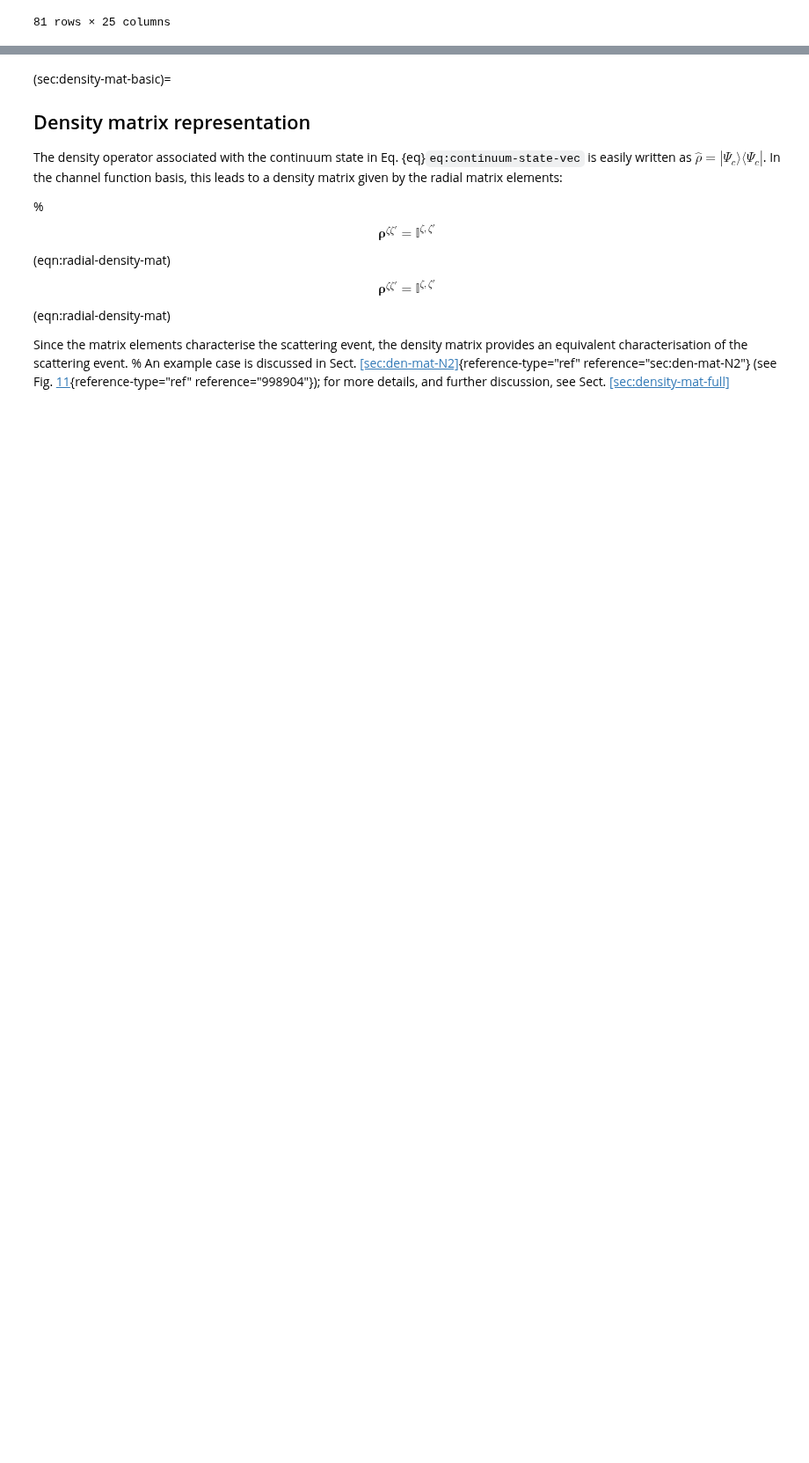
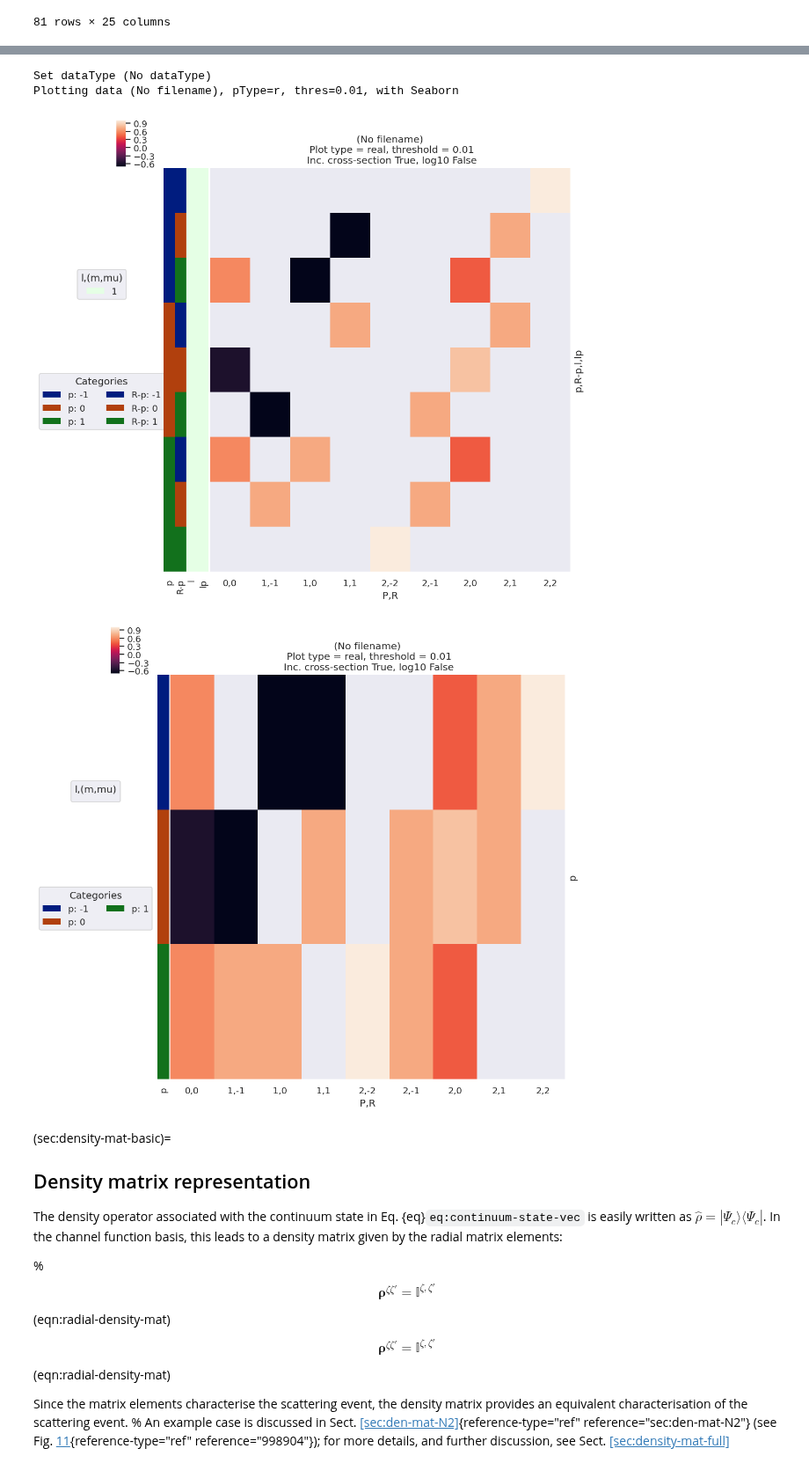
Before and after one commit to phockett/Quantum-Metrology-with-Photoelectrons-Vol3, a Jupyter notebook: doc-source/part1/theory_tensor_formalism_201122.ipynb, the cells around one changed output, grey strips where cells are left out. Shown at 88% size. Cells and saved outputs as stored; diff of their text form; code cells hidden in the pictures; blank space fills up the shorter version.

```diff
--- a/doc-source/part1/theory_tensor_formalism_201122.ipynb
+++ b/doc-source/part1/theory_tensor_formalism_201122.ipynb
@@ -577,0 +641,15 @@ daPlotpd  #.dropna(axis=0,how='all')
+# %%
+# For illustration, recompute EPR term for default case.
+EPRX = ep.geomCalc.EPR(form = 'xarray')
+
+# Set parameters to restack the Xarray into (L,M) pairs
+# plotDimsRed = ['l', 'p', 'lp', 'R-p']
+plotDimsRed = ['p', 'R-p']
+xDim = {'PR':['P','R']}
+
+# Plot with ep.lmPlot(), real values
+daPlot, daPlotpd, legendList, gFig = ep.lmPlot(EPRX, plotDims=plotDimsRed, xDim=xDim, pType = 'r')
+daPlot, daPlotpd, legendList, gFig = ep.lmPlot(EPRX.unstack().sum(['l','lp','R-p']), xDim=xDim, pType = 'r')
+
+# Seem to have some all-NaN cols persisting here, not sure why...
+# %% [output]
@@ -578,3 +658,7 @@ daPlotpd  #.dropna(axis=0,how='all')
+Set dataType (No dataType)
+Plotting data (No filename), pType=r, thres=0.01, with Seaborn
+[figure, added]
+[figure, added]
 # %% [markdown]
 (sec:density-mat-basic)=
 ## Density matrix representation
```
Also changed, not shown: parts of 12 cells of this notebook, 8 other files.
